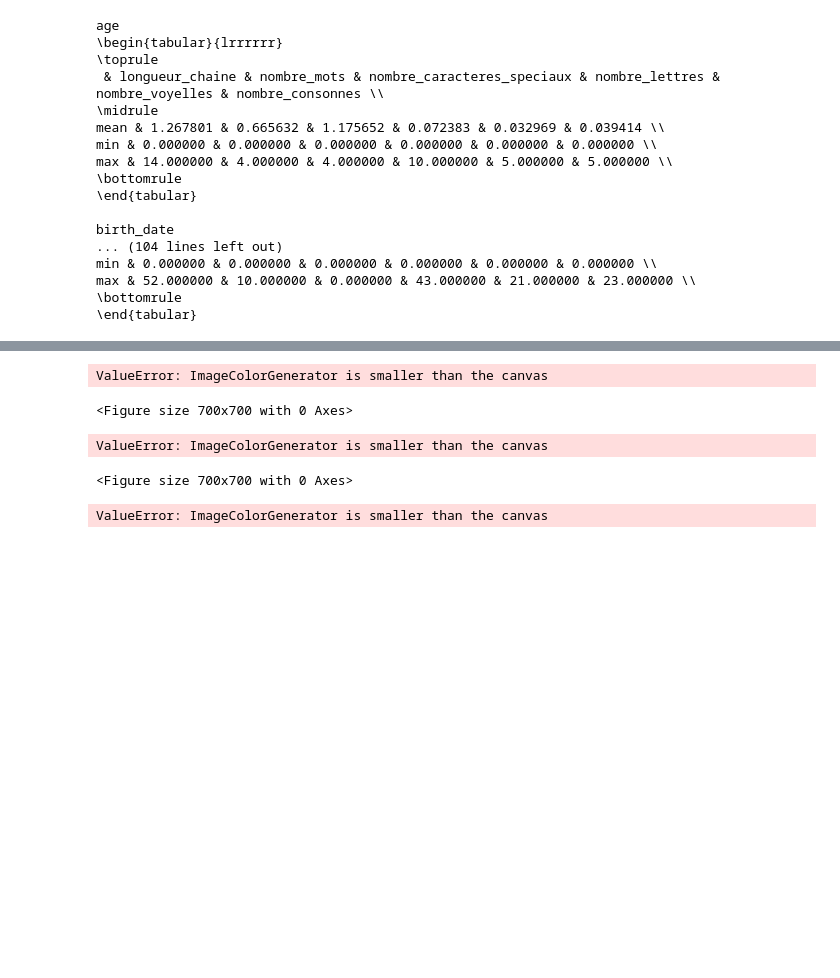
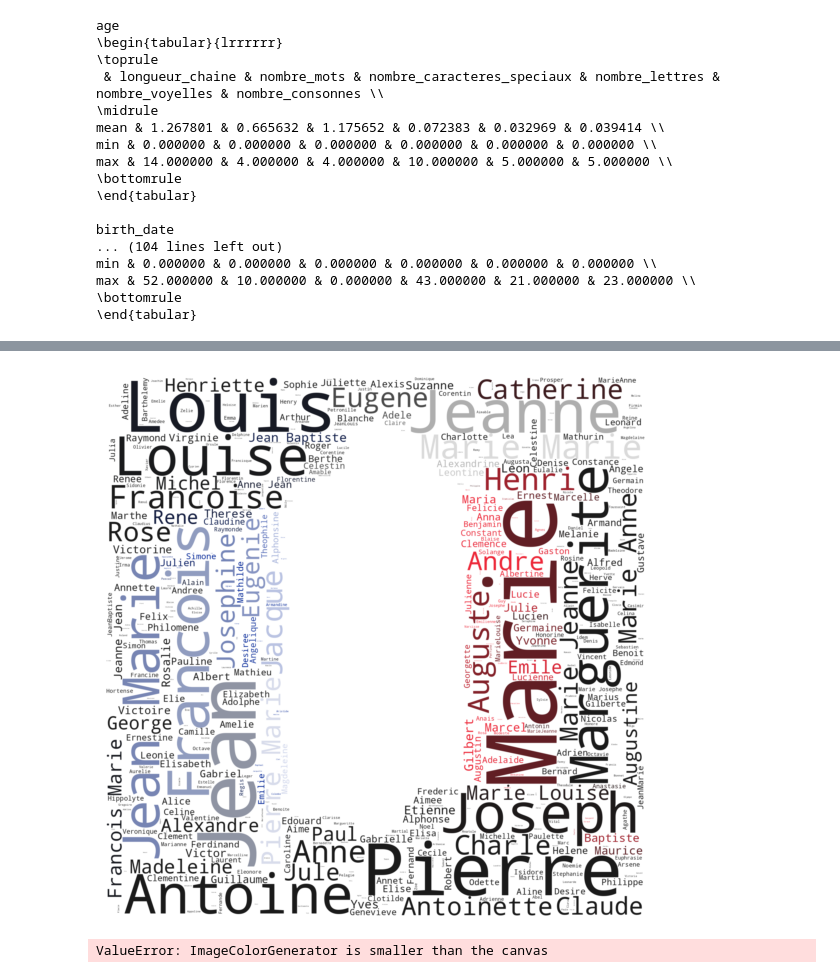
Before and after one commit to cdechaux/Projet_NLP_3A, a Jupyter notebook: projet.ipynb, the cells around one changed output, grey strips where cells are left out. Drawn from its saved outputs; the diff is of its cells as text; code cells hidden in the pictures; blank space fills up the shorter version.

```diff
--- a/projet.ipynb
+++ b/projet.ipynb
@@ -270,55 +295,35 @@ plt.show()
 # %%
 cat = "surname"
-STOPWORDS = [x.strip() for x in open('stop_word_fr.txt').readlines()]
+
+text = " ".join(df["firstname"].astype(str))
+
+STOPWORDS = [x.strip() for x in open("stop_word_fr.txt").readlines()]
+
 
 # Generate a word cloud image
-mask = np.array(Image.open("france_rgb.jpg"))
-wordcloud_fra = WordCloud(stopwords=stopwords, background_color="white", mode="RGBA", max_words=1000, mask=mask).generate_from_frequencies(Counter(df["age"].tolist()))
+mask = np.array(Image.open("map_black.jpeg"))
+wordcloud_fra = WordCloud(
+    stopwords=STOPWORDS,
+    background_color="white",
+    mode="RGBA",
+    max_words=1000,
+    mask=mask,
+).generate(text)
 
 # create coloring from image
 image_colors = ImageColorGenerator(mask)
-plt.figure(figsize=[7,7])
-plt.imshow(wordcloud_fra.recolor(color_func=image_colors), interpolation="bilinear")
+plt.figure(figsize=[7, 7])
+plt.imshow(
+    wordcloud_fra.recolor(color_func=image_colors), interpolation="bilinear"
+)
 plt.axis("off")
 
 # store to file
-#plt.savefig("img/fra_wine.png", format="png")
+# plt.savefig("img/fra_wine.png", format="png")
 
 plt.show()
 # %% [output]
-ValueError: ImageColorGenerator is smaller than the canvas
-<Figure size 700x700 with 0 Axes>
+[figure, added]
-# %%
-cat = "surname"
-
-# STOPWORDS = [x.strip() for x in open("stop_word_fr.txt").readlines()]
-stopwords = []
-
-# Generate a word cloud image
-mask = np.array(Image.open("france_rgb.jpg"))
-wordcloud_fra = WordCloud(
-    stopwords=stopwords,
-    background_color="white",
-    mode="RGBA",
-    max_words=1000,
-    mask=mask,
-).generate_from_frequencies(Counter(df["firstname"].tolist()))
-
-# create coloring from image
-image_colors = ImageColorGenerator(mask)
-plt.figure(figsize=[7, 7])
-plt.imshow(
-    wordcloud_fra.recolor(color_func=image_colors), interpolation="bilinear"
-)
-plt.axis("off")
-
-# store to file
-# plt.savefig("img/fra_wine.png", format="png")
-
-plt.show()
-# %% [output]
-ValueError: ImageColorGenerator is smaller than the canvas
-<Figure size 700x700 with 0 Axes>
 # %%
 from PIL import Image
 
```
Also changed, not shown: parts of 2 cells of this notebook, 4 other files.
